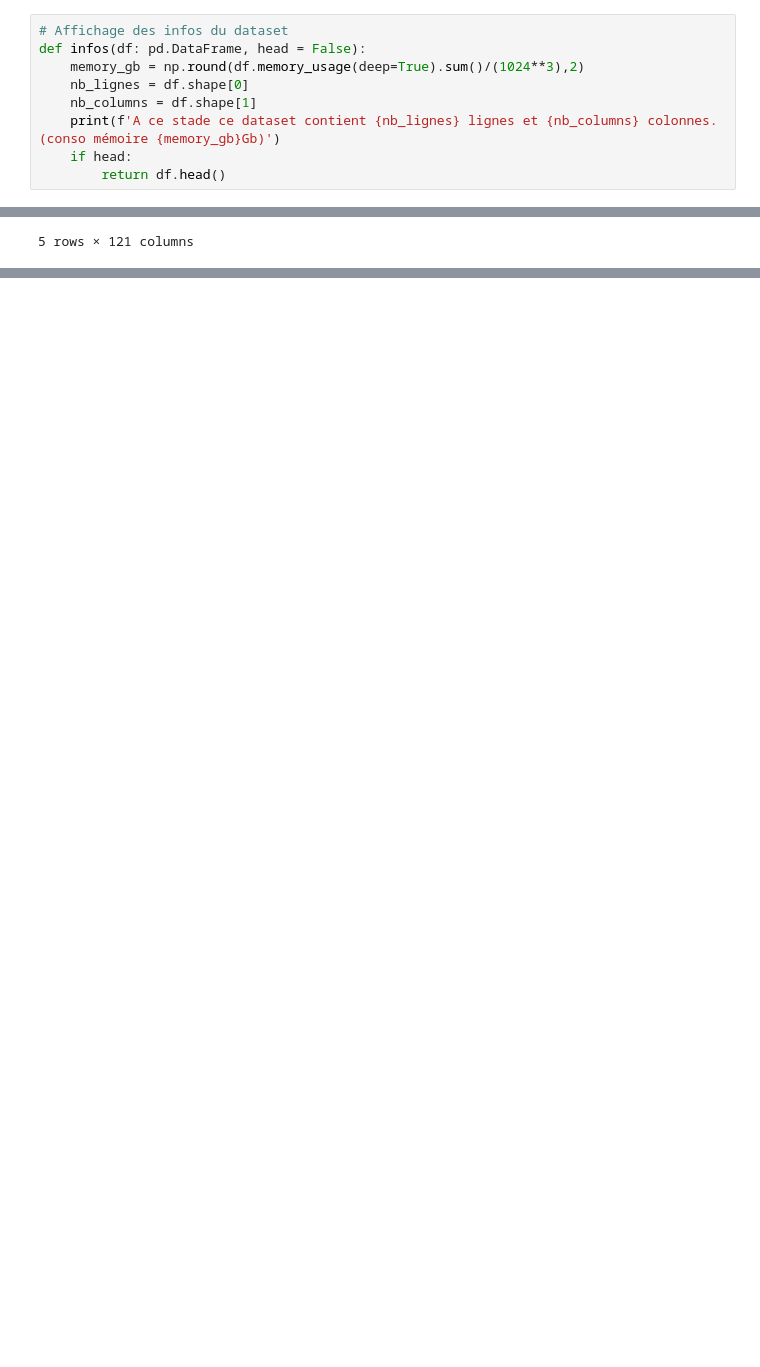
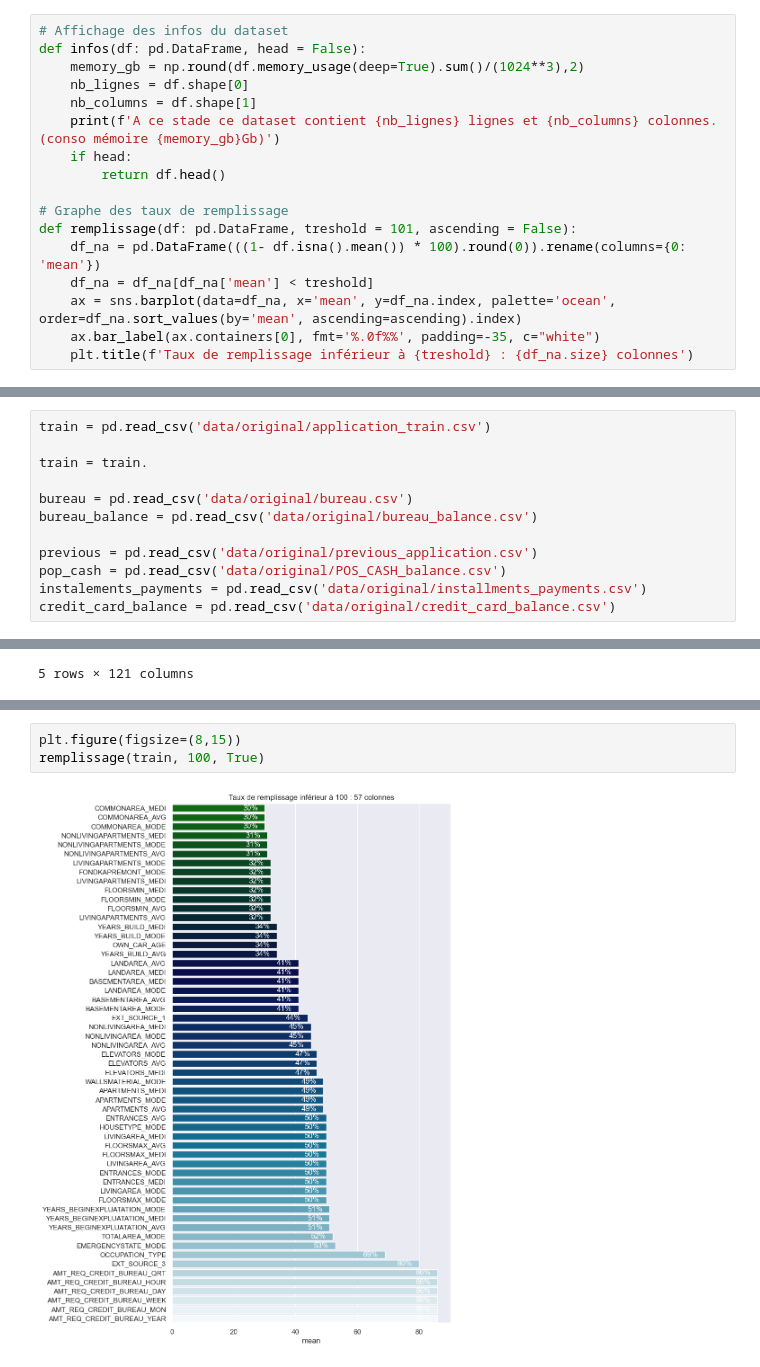
Before and after one commit to CODEheures/oc-ingenieur-ia, a Jupyter notebook: p4/projet/analyse.ipynb, the cells around one changed output, grey strips where cells are left out. Drawn from its saved outputs; the diff is of its cells as text; blank space fills up the shorter version.

```diff
--- a/p4/projet/analyse.ipynb
+++ b/p4/projet/analyse.ipynb
@@ -31,8 +22,28 @@ def infos(df: pd.DataFrame, head = False):
     print(f'A ce stade ce dataset contient {nb_lignes} lignes et {nb_columns} colonnes. (conso mémoire {memory_gb}Gb)')
     if head:
         return df.head()
+
+# Graphe des taux de remplissage
+def remplissage(df: pd.DataFrame, treshold = 101, ascending = False):
+    df_na = pd.DataFrame(((1- df.isna().mean()) * 100).round(0)).rename(columns={0: 'mean'})
+    df_na = df_na[df_na['mean'] < treshold]
+    ax = sns.barplot(data=df_na, x='mean', y=df_na.index, palette='ocean', order=df_na.sort_values(by='mean', ascending=ascending).index)
+    ax.bar_label(ax.containers[0], fmt='%.0f%%', padding=-35, c="white")
+    plt.title(f'Taux de remplissage inférieur à {treshold} : {df_na.size} colonnes')
 # %% [markdown]
 # Exploration
+# %%
+train = pd.read_csv('data/original/application_train.csv')
+
+train = train.
+
+bureau = pd.read_csv('data/original/bureau.csv')
+bureau_balance = pd.read_csv('data/original/bureau_balance.csv')
+
+previous = pd.read_csv('data/original/previous_application.csv')
+pop_cash = pd.read_csv('data/original/POS_CASH_balance.csv')
+instalements_payments = pd.read_csv('data/original/installments_payments.csv')
+credit_card_balance = pd.read_csv('data/original/credit_card_balance.csv')
 # %%
 infos(train, True)
 # %% [output]
@@ -57,0 +107,5 @@ A ce stade ce dataset contient 48744 lignes et 121 colonnes. (conso mémoire 0.0
+# %%
+plt.figure(figsize=(8,15))
+remplissage(train, 100, True)
+# %% [output]
+[figure, added]
```
Also changed, not shown: parts of 10 cells of this notebook, 8 other files.
